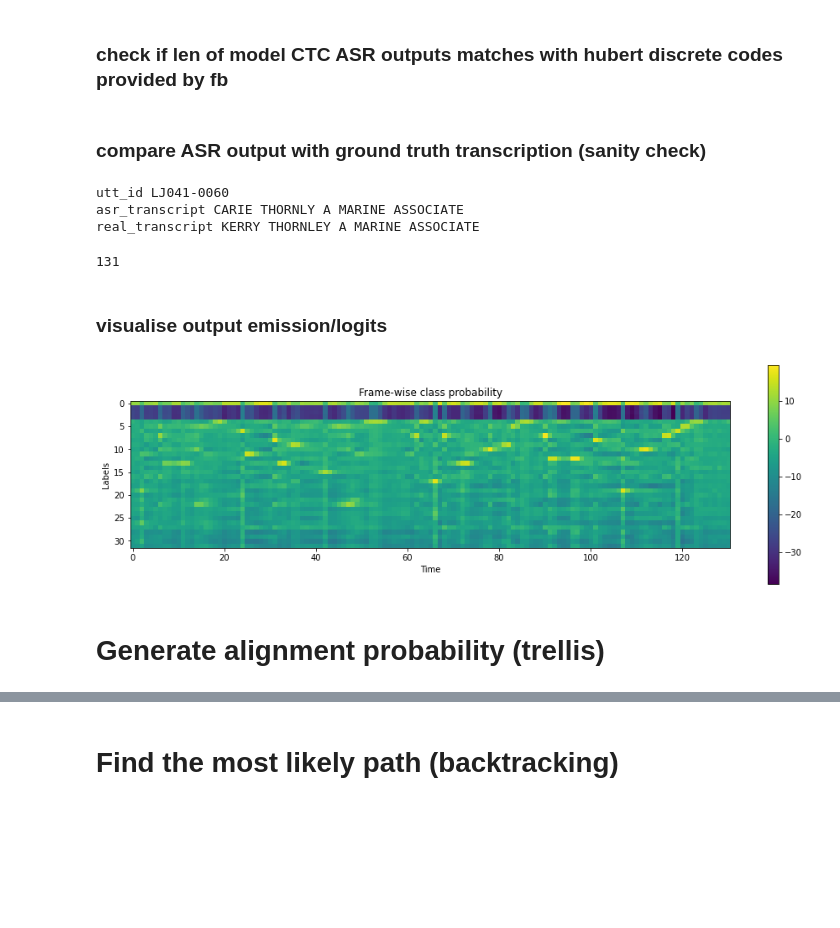
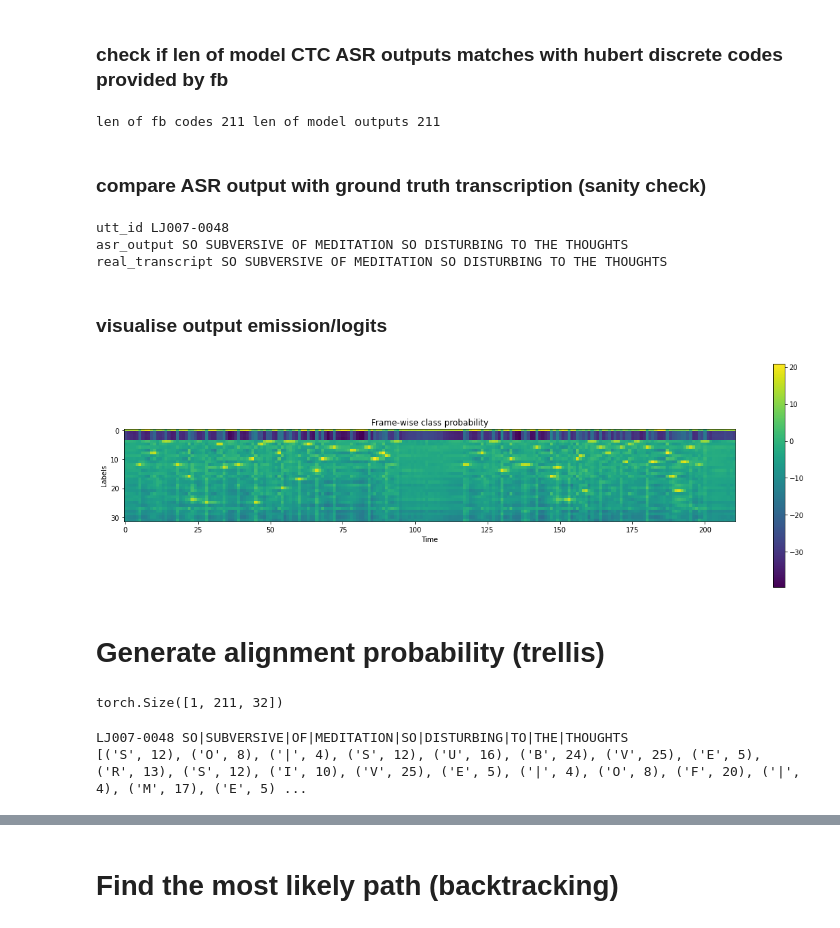
Before and after one commit to jonojace/fairseq, a Jupyter notebook: examples/speech_audio_corrector/notebooks/CTC_word_segmentation_hubert.ipynb, the cells around one changed output, grey strips where cells are left out. Cells and saved outputs as stored; diff of their text form; code cells hidden in the pictures; blank space fills up the shorter version.

```diff
--- a/examples/speech_audio_corrector/notebooks/CTC_word_segmentation_hubert.ipynb
+++ b/examples/speech_audio_corrector/notebooks/CTC_word_segmentation_hubert.ipynb
@@ -14,10 +14,11 @@ from tqdm import tqdm
 import os
 import unicodedata
 import re
+from dataclasses import dataclass
 import matplotlib
 import matplotlib.pyplot as plt
 
-matplotlib.rcParams['figure.figsize'] = [16.0, 4.8]
+matplotlib.rcParams['figure.figsize'] = [20, 6]
 # %% [markdown]
 # check cuda
 # %%
@@ -166,5 +187,8 @@ for l in lines:
 # %% [markdown]
 # Generate frame-wise label probability
 # %%
-wav_path = wav_paths[1]
+wav_path = wav_paths[0]
 utt_id = wav_path.split('/')[-1].split('.')[0]
+print(wav_path)
+print(utt_id)
+print(norm_text[utt_id])
@@ -193,36 +221,33 @@ emission.size() torch.Size([1, 131, 32])
 # %% [markdown]
 ### check if len of model CTC ASR outputs matches with hubert discrete codes provided by fb
 # %%
+print("len of fb codes", len(fb_hubert_codes[utt_id]), "len of model outputs", emission.size(1))
 assert len(fb_hubert_codes[utt_id]) == emission.size(1)
+# %% [output]
+len of fb codes 211 len of model outputs 211
 # %% [markdown]
 ### compare ASR output with ground truth transcription (sanity check)
 # %%
 # inspect ASR decoded transcription vs ground truth transcription
 predicted_ids = torch.argmax(emission, dim=-1)
-asr_transcript = processor.decode(predicted_ids[0])
+asr_output = processor.decode(predicted_ids[0])
 print("utt_id", utt_id)
-print("asr_transcript", asr_transcript)
+print("asr_output", asr_output)
 print("real_transcript", norm_text[utt_id])
 # %% [output]
-utt_id LJ041-0060
-asr_transcript CARIE THORNLY A MARINE ASSOCIATE
-real_transcript KERRY THORNLEY A MARINE ASSOCIATE
+utt_id LJ007-0048
+asr_output SO SUBVERSIVE OF MEDITATION SO DISTURBING TO THE THOUGHTS
+real_transcript SO SUBVERSIVE OF MEDITATION SO DISTURBING TO THE THOUGHTS
-# %%
-s = "71 89 59 59 33 0 0 0 0 30 30 30 25 25 11 11 64 65 65 3 3 3 3 3 3 3 87 48 48 48 48 48 46 46 30 44 44 80 80 18 90 90 35 35 35 11 11 11 11 11 11 64 64 64 64 64 37 57 37 57 86 73 73 16 50 50 50 52 52 30 70 70 70 52 25 25 11 45 45 45 64 64 64 80 80 18 37 57 86 86 73 6 6 15 15 36 36 7 7 87 97 97 97 65 65 6 36 36 36 7 7 11 11 11 64 53 53 53 42 42 74 2 31 31 41 41 84 57 96 20 20"
-items = s.split(" ")
-len(items)
-# %% [output]
-131
 # %% [markdown]
 ### visualise output emission/logits
 # %%
-plt.imshow(emission.cpu().detach().T)
+plt.imshow(emission[0].cpu().detach().T)
 plt.colorbar()
 plt.title("Frame-wise class probability")
 plt.xlabel("Time")
 plt.ylabel("Labels")
 plt.show()
 # %% [output]
-[figure, old version]
+[figure, new version]
 # %% [markdown]
 # Generate alignment probability (trellis)
@@ -230,0 +254,37 @@ plt.show()
+# %%
+emission.size()
+# %% [output]
+torch.Size([1, 211, 32])
+# %%
+transcript = ctc_targets_text[utt_id]
+tokens = [tokenizer_output_vocab[c] for c in transcript]
+print(utt_id, ctc_targets_text[utt_id])
+print(list(zip(transcript, tokens)))
+
+def get_trellis(emission, tokens, blank_id=0):
+    """
+    emission (n_frames, n_output_labels) # NB no b_sz!
+    tokens (n_tokens)
+    """
+    num_frame = emission.size(0)
+    num_tokens = len(tokens)
+
+    # Trellis has extra diemsions for both time axis and tokens.
+    # The extra dim for tokens represents <SoS> (start-of-sentence)
+    # The extra dim for time axis is for simplification of the code.
+    trellis = torch.full((num_frame+1, num_tokens+1), -float('inf')).to(device)
+    trellis[:, 0] = 0
+    for t in range(num_frame):
+        trellis[t+1, 1:] = torch.maximum(
+            # Score for staying at the same token
+            trellis[t, 1:] + emission[t, blank_id],
+            # Score for changing to the next token
+            trellis[t, :-1] + emission[t, tokens],
+        )
+    return trellis
+
+# NB
+trellis = get_trellis(emission[0], tokens)
+# %% [output]
+LJ007-0048 SO|SUBVERSIVE|OF|MEDITATION|SO|DISTURBING|TO|THE|THOUGHTS
+[('S', 12), ('O', 8), ('|', 4), ('S', 12), ('U', 16), ('B', 24), ('V', 25), ('E', 5), ('R', 13), ('S', 12), ('I', 10), ('V', 25), ('E', 5), ('|', 4), ('O', 8), ('F', 20), ('|', 4), ('M', 17), ('E', 5) ...
```
Also changed, not shown: parts of 15 cells of this notebook.
